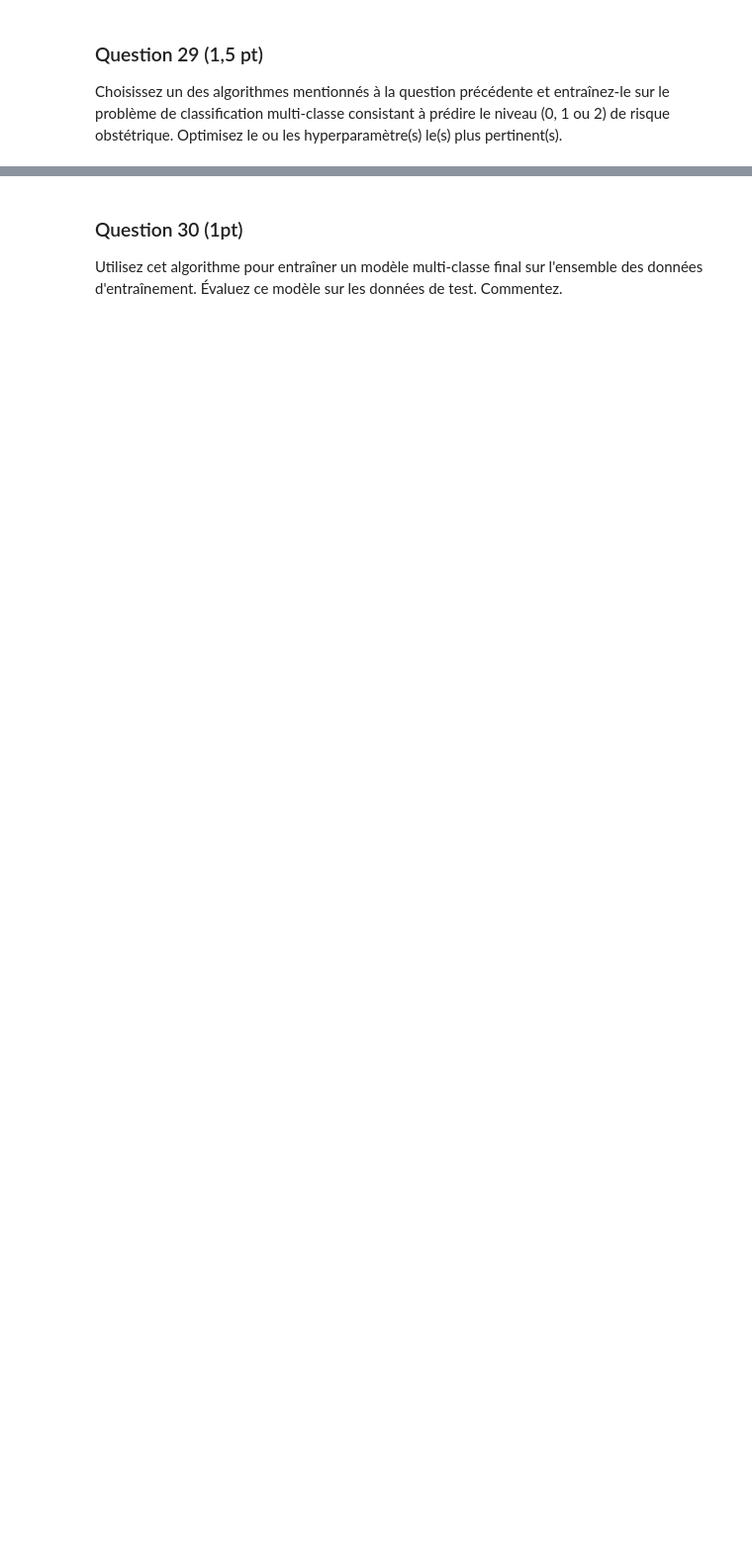
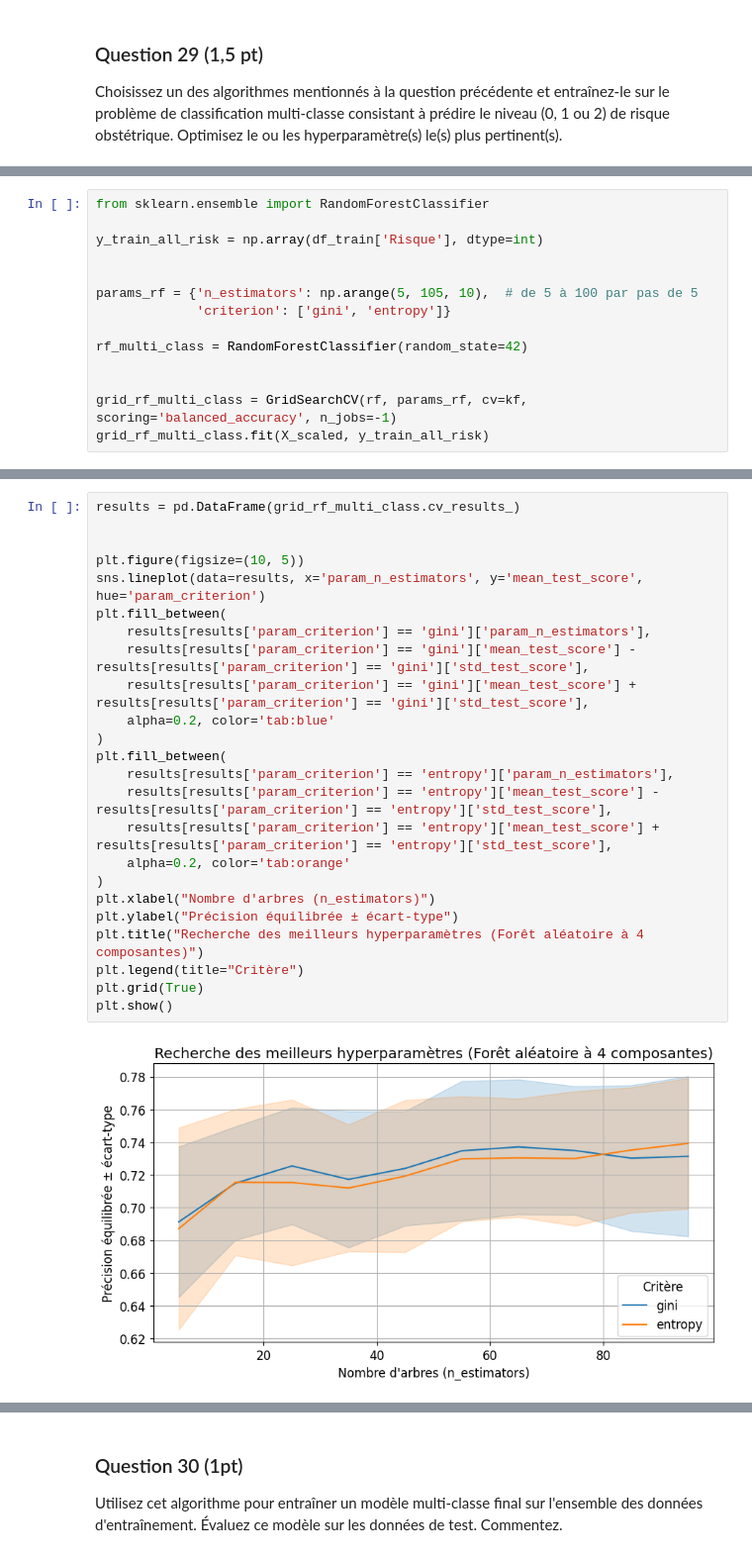
Before and after one commit to baptiste-michaud/projet_science_des_donnees, a Jupyter notebook: baptiste.ipynb, the cells around one changed output, grey strips where cells are left out. Shown at 99% size. Drawn from its saved outputs; the diff is of its cells as text; blank space fills up the shorter version.

```diff
--- a/baptiste.ipynb
+++ b/baptiste.ipynb
@@ -1054,0 +1069,14 @@ Choisissez un des algorithmes mentionnés à la question précédente et entraî
+# %%
+from sklearn.ensemble import RandomForestClassifier
+
+y_train_all_risk = np.array(df_train['Risque'], dtype=int)
+
+
+params_rf = {'n_estimators': np.arange(5, 105, 10),  # de 5 à 100 par pas de 5
+             'criterion': ['gini', 'entropy']}
+
+rf_multi_class = RandomForestClassifier(random_state=42)
+
+
+grid_rf_multi_class = GridSearchCV(rf, params_rf, cv=kf, scoring='balanced_accuracy', n_jobs=-1)
+grid_rf_multi_class.fit(X_scaled, y_train_all_risk)
@@ -1054,0 +1089,26 @@ Choisissez un des algorithmes mentionnés à la question précédente et entraî
+# %%
+results = pd.DataFrame(grid_rf_multi_class.cv_results_)
+
+
+plt.figure(figsize=(10, 5))
+sns.lineplot(data=results, x='param_n_estimators', y='mean_test_score', hue='param_criterion')
+plt.fill_between(
+    results[results['param_criterion'] == 'gini']['param_n_estimators'],
+    results[results['param_criterion'] == 'gini']['mean_test_score'] - results[results['param_criterion'] == 'gini']['std_test_score'],
+    results[results['param_criterion'] == 'gini']['mean_test_score'] + results[results['param_criterion'] == 'gini']['std_test_score'],
+    alpha=0.2, color='tab:blue'
+)
+plt.fill_between(
+    results[results['param_criterion'] == 'entropy']['param_n_estimators'],
+    results[results['param_criterion'] == 'entropy']['mean_test_score'] - results[results['param_criterion'] == 'entropy']['std_test_score'],
+    results[results['param_criterion'] == 'entropy']['mean_test_score'] + results[results['param_criterion'] == 'entropy']['std_test_score'],
+    alpha=0.2, color='tab:orange'
+)
+plt.xlabel("Nombre d'arbres (n_estimators)")
+plt.ylabel("Précision équilibrée ± écart-type")
+plt.title("Recherche des meilleurs hyperparamètres (Forêt aléatoire à 4 composantes)")
+plt.legend(title="Critère")
+plt.grid(True)
+plt.show()
+# %% [output]
+[figure, added]
```
Also changed, not shown: parts of 18 cells of this notebook.
